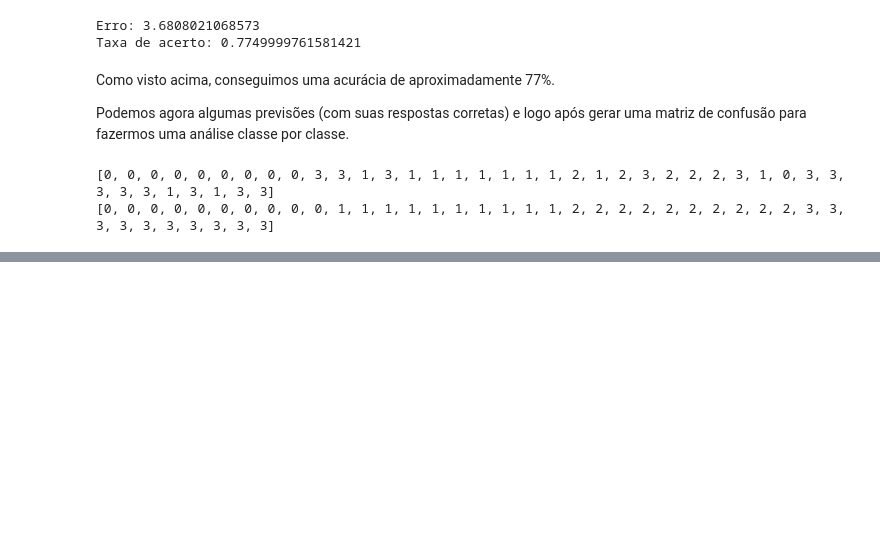
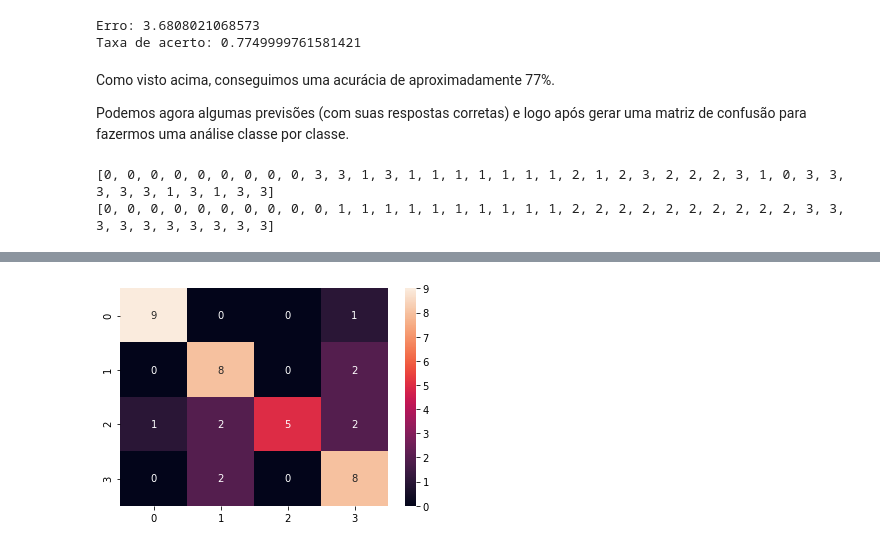
Before and after one commit to Mario-RJunior/diagnostico-medico-raio-x, a Jupyter notebook: departamento_medico.ipynb, the cells around one changed output, grey strips where cells are left out. Saved outputs shown, nothing was run; the diff lists cells and outputs as text; code cells hidden in the pictures; blank space fills up the shorter version.

```diff
--- a/departamento_medico.ipynb
+++ b/departamento_medico.ipynb
@@ -294,0 +323,6 @@ print(original)
+# %%
+# Matriz de confusão
+cm = confusion_matrix(original, prediction)
+sns.heatmap(cm, annot=True);
+# %% [output]
+[figure, added]
```
Also changed, not shown: parts of 7 cells of this notebook.
